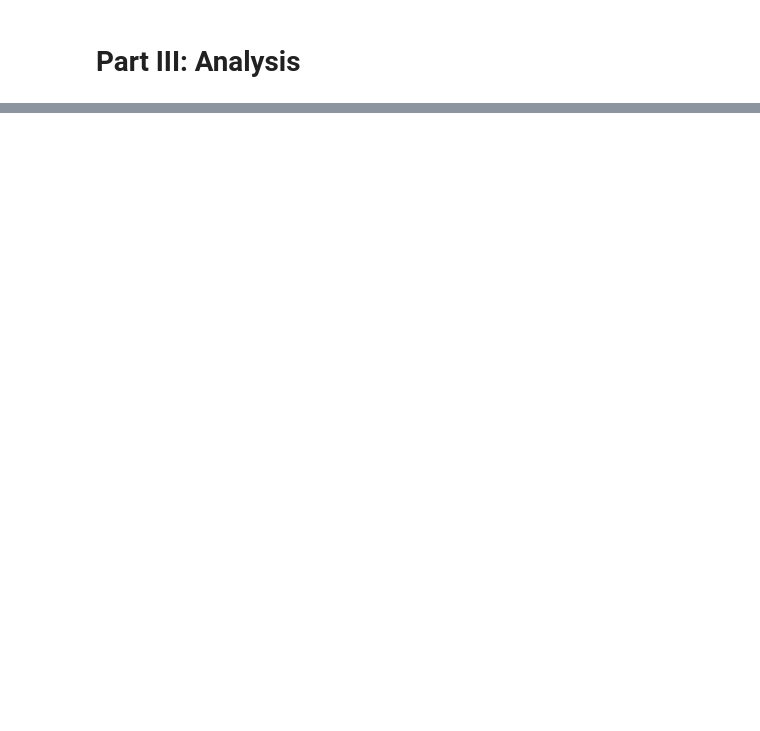
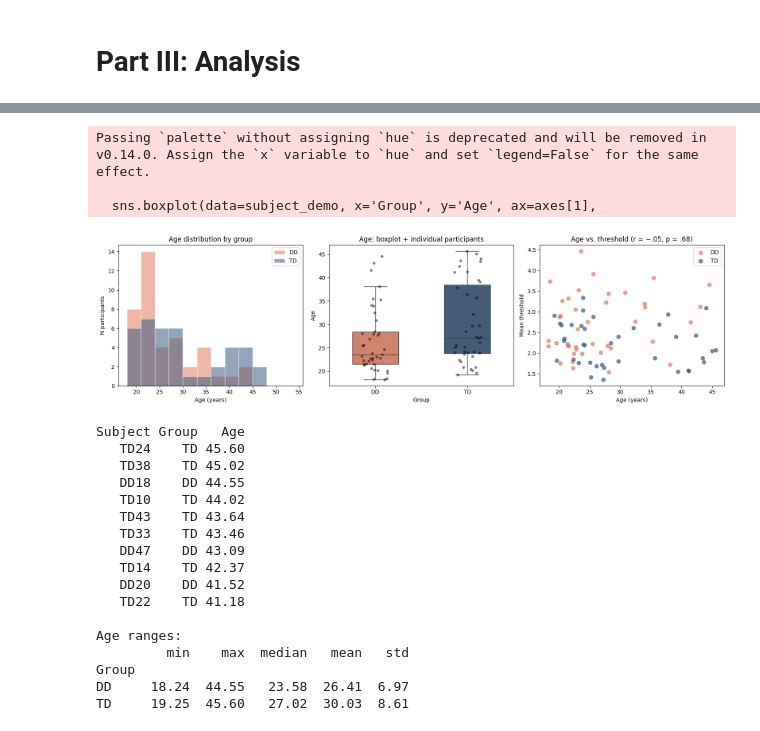
Before and after one commit to cristinarainich/DDCS, a Jupyter notebook: rvh_termin1only.ipynb, the cells around one changed output, grey strips where cells are left out. Cells and saved outputs as stored; diff of their text form; code cells hidden in the pictures; blank space fills up the shorter version.

```diff
--- a/rvh_termin1only.ipynb
+++ b/rvh_termin1only.ipynb
@@ -479,0 +480,56 @@ Chi-square test: χ²=0.131, dof=1, p=0.7176
+# %%
+# exploring age here
+subject_demo = rvh_long_full.drop_duplicates(subset='Subject')[['Subject','Group','Age','IQ','nvIQ','vIQ','Sex']]
+
+fig, axes = plt.subplots(1, 3, figsize=(16, 4.5))
+
+# Overlapping histograms
+for g, c in [('DD','#E07A5F'), ('TD','#3D5A80')]:
+    axes[0].hist(subject_demo.loc[subject_demo.Group==g,'Age'],
+                 bins=np.arange(18, 56, 3), alpha=0.55, label=g, color=c, edgecolor='white')
+axes[0].set_xlabel('Age (years)'); axes[0].set_ylabel('N participants')
+axes[0].set_title('Age distribution by group'); axes[0].legend()
+
+# Boxplot + individual points
+sns.boxplot(data=subject_demo, x='Group', y='Age', ax=axes[1],
+            palette={'DD':'#E07A5F','TD':'#3D5A80'}, width=0.5, showfliers=False)
+sns.stripplot(data=subject_demo, x='Group', y='Age', ax=axes[1],
+              color='black', alpha=0.5, size=5, jitter=0.15)
+axes[1].set_title('Age: boxplot + individual participants')
+
+# Age vs Threshold — the key panel
+subj_thr = rvh_long_full.groupby(['Subject','Group'])[['Threshold','Age']].mean().reset_index()
+for g, c in [('DD','#E07A5F'), ('TD','#3D5A80')]:
+    s = subj_thr[subj_thr.Group==g]
+    axes[2].scatter(s['Age'], s['Threshold'], color=c, alpha=0.7, s=45, label=g)
+axes[2].set_xlabel('Age (years)'); axes[2].set_ylabel('Mean threshold')
+axes[2].set_title('Age vs. threshold (r = −.05, p = .68)'); axes[2].legend()
+
+plt.tight_layout(); plt.savefig('age_diagnostics.png', dpi=300); plt.show()
+
+# Who exactly is in the upper tail?
+print(subject_demo.nlargest(10, 'Age')[['Subject','Group','Age']].to_string(index=False))
+print("\nAge ranges:")
+print(subject_demo.groupby('Group')['Age'].agg(['min','max','median','mean','std']).round(2))
+# %% [output]
+Passing `palette` without assigning `hue` is deprecated and will be removed in v0.14.0. Assign the `x` variable to `hue` and set `legend=False` for the same effect.
+
+  sns.boxplot(data=subject_demo, x='Group', y='Age', ax=axes[1],
+[figure, added]
+Subject Group   Age
+   TD24    TD 45.60
+   TD38    TD 45.02
+   DD18    DD 44.55
+   TD10    TD 44.02
+   TD43    TD 43.64
+   TD33    TD 43.46
+   DD47    DD 43.09
+   TD14    TD 42.37
+   DD20    DD 41.52
+   TD22    TD 41.18
+
+Age ranges:
+         min    max  median   mean   std
+Group
+DD     18.24  44.55   23.58  26.41  6.97
+TD     19.25  45.60   27.02  30.03  8.61
```
Also changed, not shown: parts of 25 cells of this notebook.
